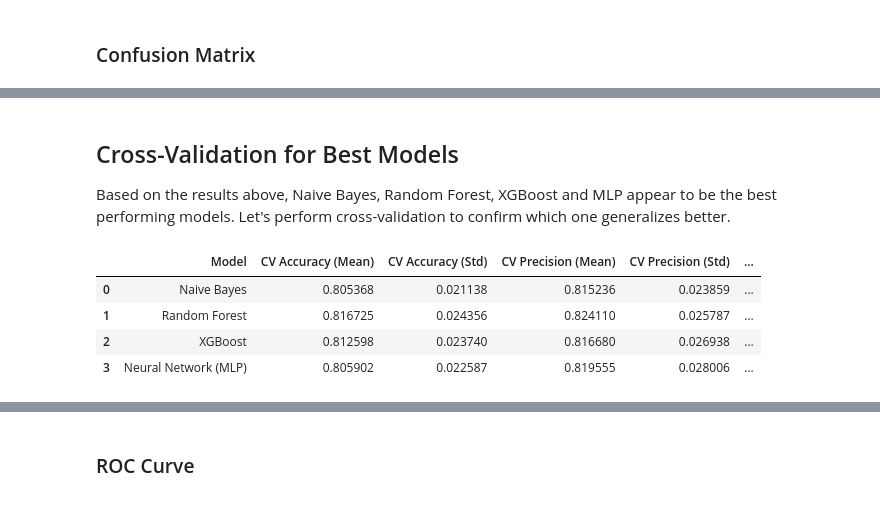
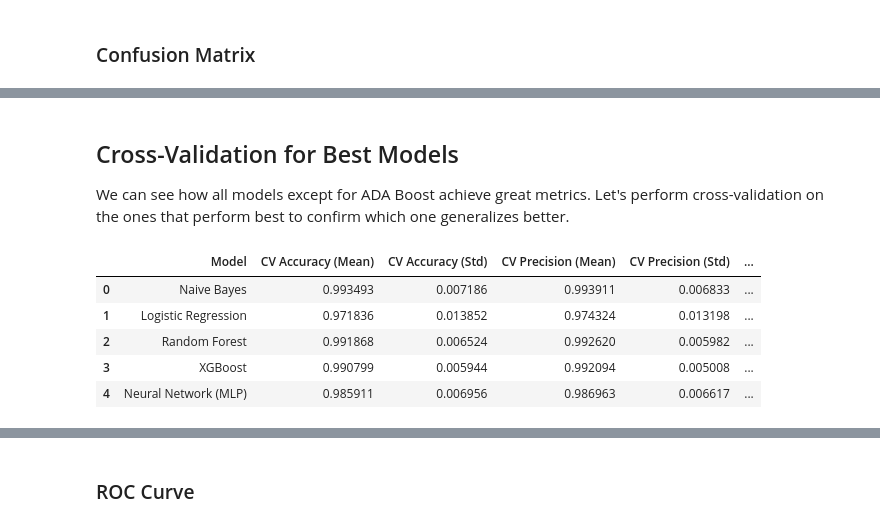
Before and after one commit to danielperaza/crop-recommendation, a Jupyter notebook: notebook.ipynb, the cells around one changed output, grey strips where cells are left out. Saved outputs shown, nothing was run; the diff lists cells and outputs as text; code cells hidden in the pictures.

```diff
--- a/notebook.ipynb
+++ b/notebook.ipynb
@@ -69,7 +73,7 @@ crops_encoded = crops.copy()
 
 encoder = LabelEncoder()
 
-crops_encoded['crop'] = encoder.fit_transform(crops_encoded['crop'])
+crops_encoded['label'] = encoder.fit_transform(crops_encoded['label'])
 # %%
 crops_encoded.head()
 # %% [output]
@@ -84,5 +88,3 @@ crops_encoded['crop'].unique()
 # %% [output]
 array([20, 11,  3,  9, 18, 13, 14,  2, 10, 19,  1, 12,  7, 21, 15,  0, 16,
        17,  4,  6,  8,  5])
-# %%
-crops_encoded['crop'] = crops_encoded['crop'].astype('category')
@@ -262,7 +264,7 @@ def remove_outliers_iqr(df, columns, multiplier=1.5):
 
     return df_clean
 
-feature_columns = ['N', 'P', 'K', 'ph']
+feature_columns = crops_encoded.columns[:-1].tolist()
 crops_clean = remove_outliers_iqr(crops_encoded, feature_columns)
 # %% [output]
 N: 0 outliers removed (bounds: [-73.88, 179.12])
@@ -363,7 +382,7 @@ X
 # %%
 import numpy as np
 
-y_clean = crops_clean['crop']
+y_clean = crops_clean['label']
 label_encoder = LabelEncoder()
 y = pd.Series(label_encoder.fit_transform(y_clean), index=y_clean.index)
 print(f"Classes after re-encoding: {np.unique(y)}")
@@ -679,44 +700,46 @@ plt.show()
 # %% [markdown]
 ## Cross-Validation for Best Models
-Based on the results above, Naive Bayes, Random Forest, XGBoost and MLP appear to be the best performing models. Let's perform cross-validation to confirm which one generalizes better.
+We can see how all models except for ADA Boost achieve great metrics. Let's perform cross-validation on the ones that perform best to confirm which one generalizes better.
 # %%
 from sklearn.model_selection import cross_val_score
 
 models_cv = {
     'Naive Bayes': nb_model,
+    'Logistic Regression': lr_model,
     'Random Forest': rf_model,
     'XGBoost': xgb_model,
     'Neural Network (MLP)': mlp_model
 }
 
 cv_results_list = []
 
 for name, model in models_cv.items():
     cv_accuracy = cross_val_score(model, X, y, cv=10, scoring='accuracy')
     cv_precision = cross_val_score(model, X, y, cv=10, scoring='precision_weighted')
     cv_recall = cross_val_score(model, X, y, cv=10, scoring='recall_weighted')
     cv_f1 = cross_val_score(model, X, y, cv=10, scoring='f1_weighted')
 
     cv_results_list.append({
         'Model': name,
         'CV Accuracy (Mean)': cv_accuracy.mean(),
         'CV Accuracy (Std)': cv_accuracy.std(),
         'CV Precision (Mean)': cv_precision.mean(),
         'CV Precision (Std)': cv_precision.std(),
         'CV Recall (Mean)': cv_recall.mean(),
         'CV Recall (Std)': cv_recall.std(),
         'CV F1-Score (Mean)': cv_f1.mean(),
         'CV F1-Score (Std)': cv_f1.std()
     })
 
 cv_results = pd.DataFrame(cv_results_list)
 cv_results
 # %% [output]
 |  | Model | CV Accuracy (Mean) | CV Accuracy (Std) | CV Precision (Mean) | CV Precision (Std) | ... |
-| 0 | Naive Bayes | 0.805368 | 0.021138 | 0.815236 | 0.023859 | ... |
-| 1 | Random Forest | 0.816725 | 0.024356 | 0.824110 | 0.025787 | ... |
-| 2 | XGBoost | 0.812598 | 0.023740 | 0.816680 | 0.026938 | ... |
-| 3 | Neural Network (MLP) | 0.805902 | 0.022587 | 0.819555 | 0.028006 | ... |
+| 0 | Naive Bayes | 0.993493 | 0.007186 | 0.993911 | 0.006833 | ... |
+| 1 | Logistic Regression | 0.971836 | 0.013852 | 0.974324 | 0.013198 | ... |
+| 2 | Random Forest | 0.991868 | 0.006524 | 0.992620 | 0.005982 | ... |
+| 3 | XGBoost | 0.990799 | 0.005944 | 0.992094 | 0.005008 | ... |
+| 4 | Neural Network (MLP) | 0.985911 | 0.006956 | 0.986963 | 0.006617 | ... |
 # %%
 fig, axes = plt.subplots(2, 2, figsize=(14, 10))
 
```
Also changed, not shown: parts of 26 cells of this notebook.
